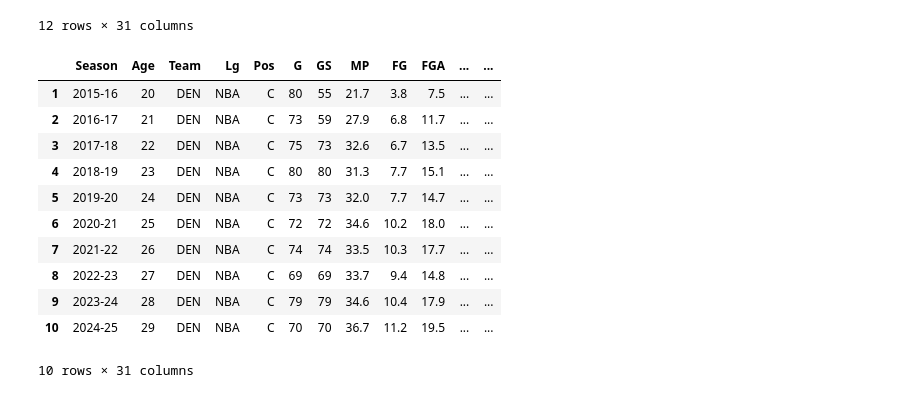
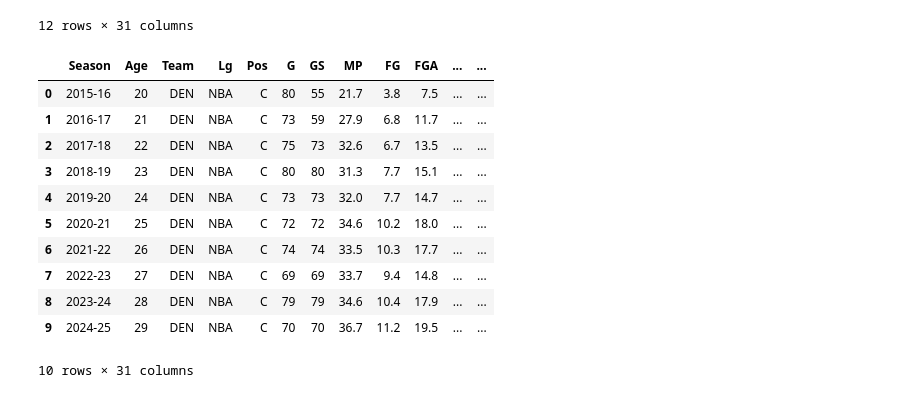
Before and after one commit to cchum/Jokic-analysis-, a Jupyter notebook: jokic.ipynb, the cells around one changed output. Saved outputs shown, nothing was run; the diff lists cells and outputs as text; code cells hidden in the pictures.

Commit message:
cleaned data

```diff
--- a/jokic.ipynb
+++ b/jokic.ipynb
@@ -25,19 +25,19 @@ data.head(12)
 12 rows × 31 columns
 # %%
 data.drop(index=0, inplace=True)
-data.drop(ind
+data.drop(index=11, inplace=True)
 # %%
-data.head(12)
+data.reset_index(drop=True)
 # %% [output]
 |  | Season | Age | Team | Lg | Pos | G | GS | MP | FG | FGA | ... | ... |
-| 1 | 2015-16 | 20 | DEN | NBA | C | 80 | 55 | 21.7 | 3.8 | 7.5 | ... | ... |
-| 2 | 2016-17 | 21 | DEN | NBA | C | 73 | 59 | 27.9 | 6.8 | 11.7 | ... | ... |
-| 3 | 2017-18 | 22 | DEN | NBA | C | 75 | 73 | 32.6 | 6.7 | 13.5 | ... | ... |
-| 4 | 2018-19 | 23 | DEN | NBA | C | 80 | 80 | 31.3 | 7.7 | 15.1 | ... | ... |
-| 5 | 2019-20 | 24 | DEN | NBA | C | 73 | 73 | 32.0 | 7.7 | 14.7 | ... | ... |
-| 6 | 2020-21 | 25 | DEN | NBA | C | 72 | 72 | 34.6 | 10.2 | 18.0 | ... | ... |
-| 7 | 2021-22 | 26 | DEN | NBA | C | 74 | 74 | 33.5 | 10.3 | 17.7 | ... | ... |
-| 8 | 2022-23 | 27 | DEN | NBA | C | 69 | 69 | 33.7 | 9.4 | 14.8 | ... | ... |
-| 9 | 2023-24 | 28 | DEN | NBA | C | 79 | 79 | 34.6 | 10.4 | 17.9 | ... | ... |
-| 10 | 2024-25 | 29 | DEN | NBA | C | 70 | 70 | 36.7 | 11.2 | 19.5 | ... | ... |
+| 0 | 2015-16 | 20 | DEN | NBA | C | 80 | 55 | 21.7 | 3.8 | 7.5 | ... | ... |
+| 1 | 2016-17 | 21 | DEN | NBA | C | 73 | 59 | 27.9 | 6.8 | 11.7 | ... | ... |
+| 2 | 2017-18 | 22 | DEN | NBA | C | 75 | 73 | 32.6 | 6.7 | 13.5 | ... | ... |
+| 3 | 2018-19 | 23 | DEN | NBA | C | 80 | 80 | 31.3 | 7.7 | 15.1 | ... | ... |
+| 4 | 2019-20 | 24 | DEN | NBA | C | 73 | 73 | 32.0 | 7.7 | 14.7 | ... | ... |
+| 5 | 2020-21 | 25 | DEN | NBA | C | 72 | 72 | 34.6 | 10.2 | 18.0 | ... | ... |
+| 6 | 2021-22 | 26 | DEN | NBA | C | 74 | 74 | 33.5 | 10.3 | 17.7 | ... | ... |
+| 7 | 2022-23 | 27 | DEN | NBA | C | 69 | 69 | 33.7 | 9.4 | 14.8 | ... | ... |
+| 8 | 2023-24 | 28 | DEN | NBA | C | 79 | 79 | 34.6 | 10.4 | 17.9 | ... | ... |
+| 9 | 2024-25 | 29 | DEN | NBA | C | 70 | 70 | 36.7 | 11.2 | 19.5 | ... | ... |
 10 rows × 31 columns
```
Also changed, not shown: parts of 3 cells of this notebook.
